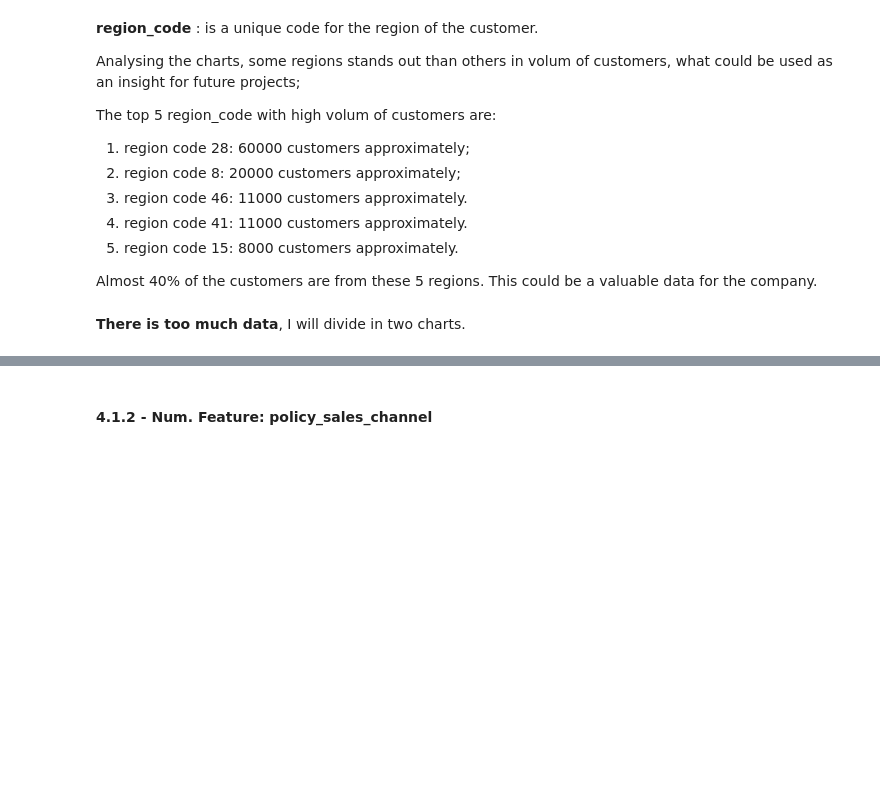
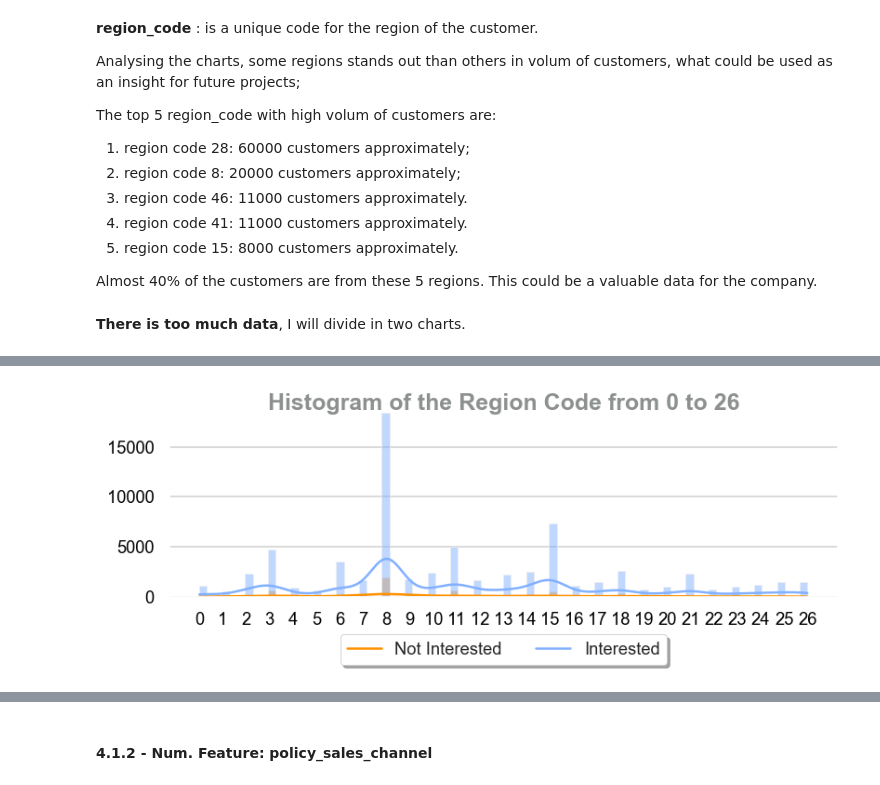
Before and after one commit to RPerottoni/Health_Insurance_Cross_Sell, a Jupyter notebook: notebooks/rp_02_health_insurance.ipynb, the cells around one changed output, grey strips where cells are left out. Drawn from its saved outputs; the diff is of its cells as text; code cells hidden in the pictures; blank space fills up the shorter version.

```diff
--- a/notebooks/rp_02_health_insurance.ipynb
+++ b/notebooks/rp_02_health_insurance.ipynb
@@ -406,7 +551,7 @@ Almost 40% of the customers are from these 5 regions. This could be a valuable d
 df_rc26 = df4[df4['region_code'] <= 26]
 
 ##### CHART CREATION #####
-fig, ax = plt.subplots(figsize=(10,5)) # Define the figure and axis for the graph
+fig, ax = plt.subplots(figsize=(7, 3)) # Define the figure and axis for the graph
 
 sns.histplot(data=df_rc26, x='region_code', kde=True, hue='response', ax=ax) # creating the graph
 
@@ -415,33 +560,35 @@ sns.histplot(data=df_rc26, x='region_code', kde=True, hue='response', ax=ax) # c
 # Obtaining the values for 'region_code'
 unique_region_codes = sorted(df_rc26['region_code'].unique())
 
 # Setting unique values as ticks do eixo x
 plt.xticks(ticks=unique_region_codes)
 
 ##### HIDE ELEMENTS #####
 # Hide only the vertical grid lines
 ax.grid(axis='x', linestyle='None') # Hide only the vertical grid line
 ax.set_xlabel(None) # Hide x label
 ax.set_ylabel(None) # Hide y label
 
 ##### ADD A PERSONALIZED LEGEND #####
 
 # Define explicit labels for the legend
 legend_labels = ['Not Interested', 'Interested']
 
 # Move the legend below the plot
 ax.legend(labels=legend_labels, loc='upper center', bbox_to_anchor=(0.5, -0.15), fancybox=True, shadow=True, ncol=2)
 
 ##### TITLE #####
 # Calculate the midpoint of the x-axis
 x_midpoint = (ax.get_xlim()[0] + ax.get_xlim()[1]) / 2 # Calculate the midpoint of the y-axis
 y_top = (ax.get_ylim()[0] + ax.get_ylim()[1]) + 1000 # Add the title at the top of the axes
 
 ax.text(x_midpoint, y_top, s='Histogram of the Region Code from 0 to 26', fontsize=15, color='#8C908F', weight='bold', ha='center', va='top')
 
 # PLOT
 plt.tight_layout()
 plt.show()
+# %% [output]
+[figure, added]
 # %%
 ###### DATA FILTERING #####
 df_rc52 = df4[df4['region_code'] > 26]
```
Also changed, not shown: parts of 71 cells of this notebook, 1 other file.
